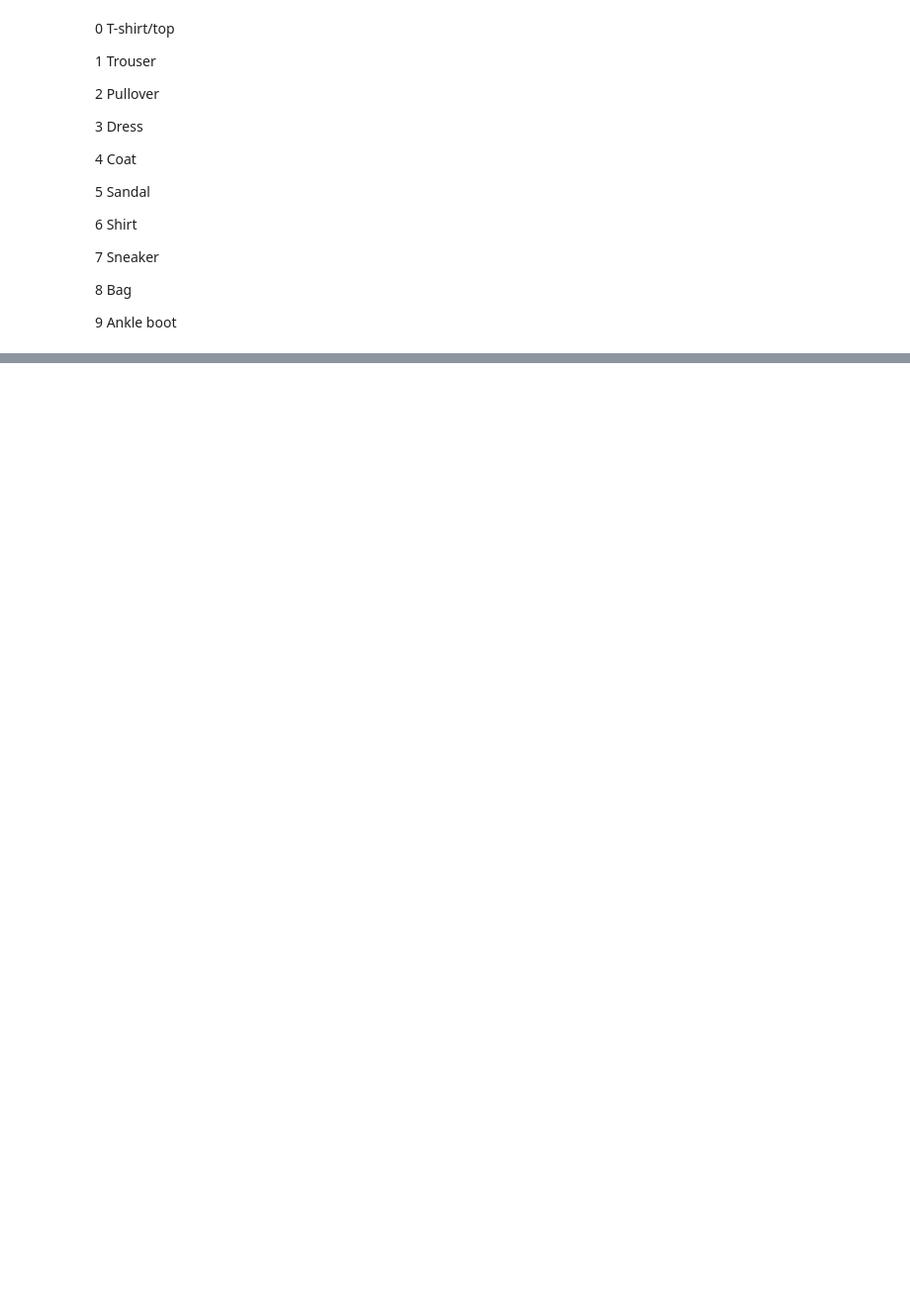
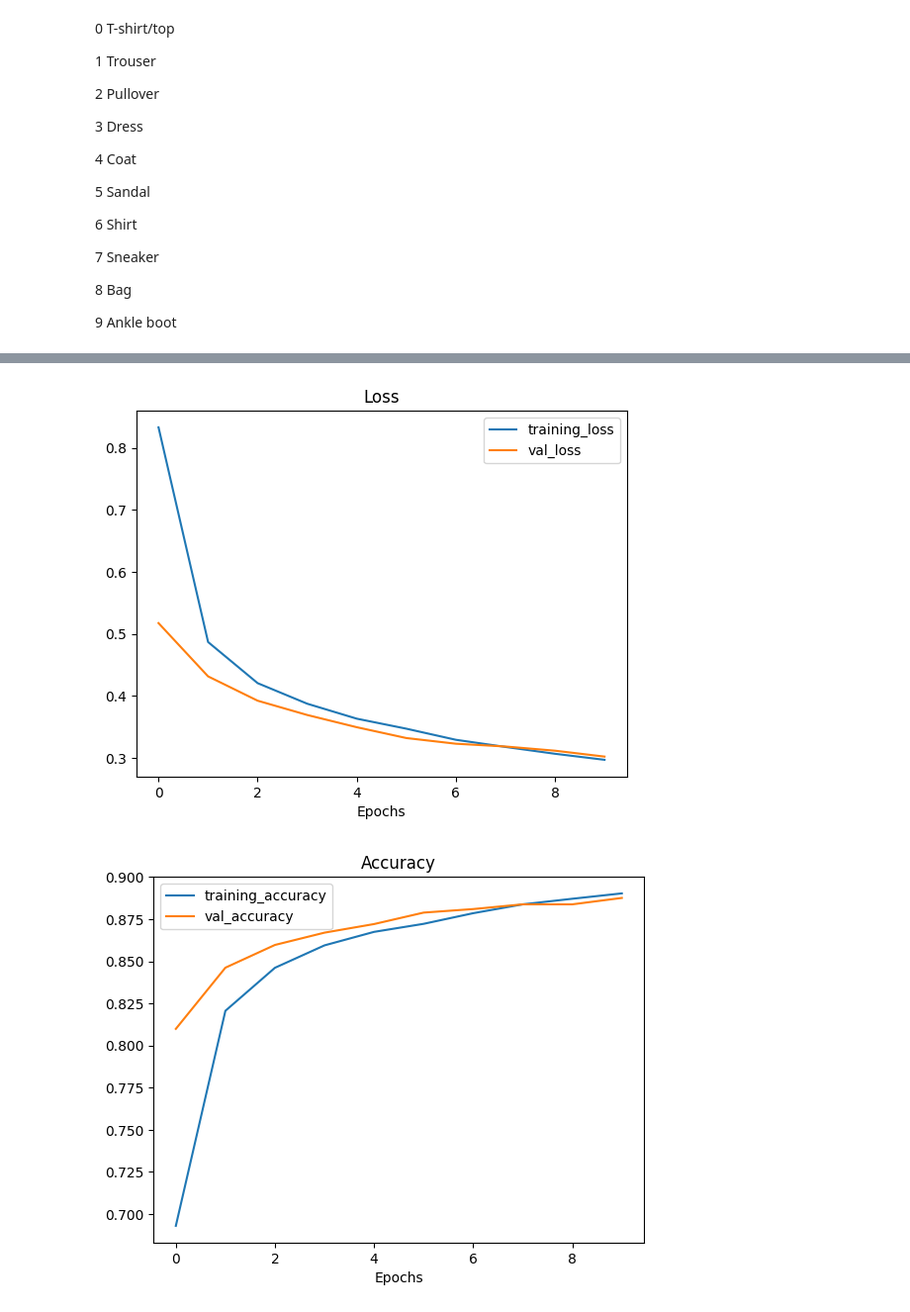
Before and after one commit to alvinhh01/CNNclassificationFashion, a Jupyter notebook: CA1_Fashion.ipynb, the cells around one changed output, grey strips where cells are left out. Shown at 99% size. Drawn from its saved outputs; the diff is of its cells as text; code cells hidden in the pictures; blank space fills up the shorter version.

```diff
--- a/CA1_Fashion.ipynb
+++ b/CA1_Fashion.ipynb
@@ -213,0 +256,5 @@ plt.show()
+# %%
+plot_loss_curves(history)
+# %% [output]
+[figure, added]
+[figure, added]
```
Also changed, not shown: parts of 23 cells of this notebook.
